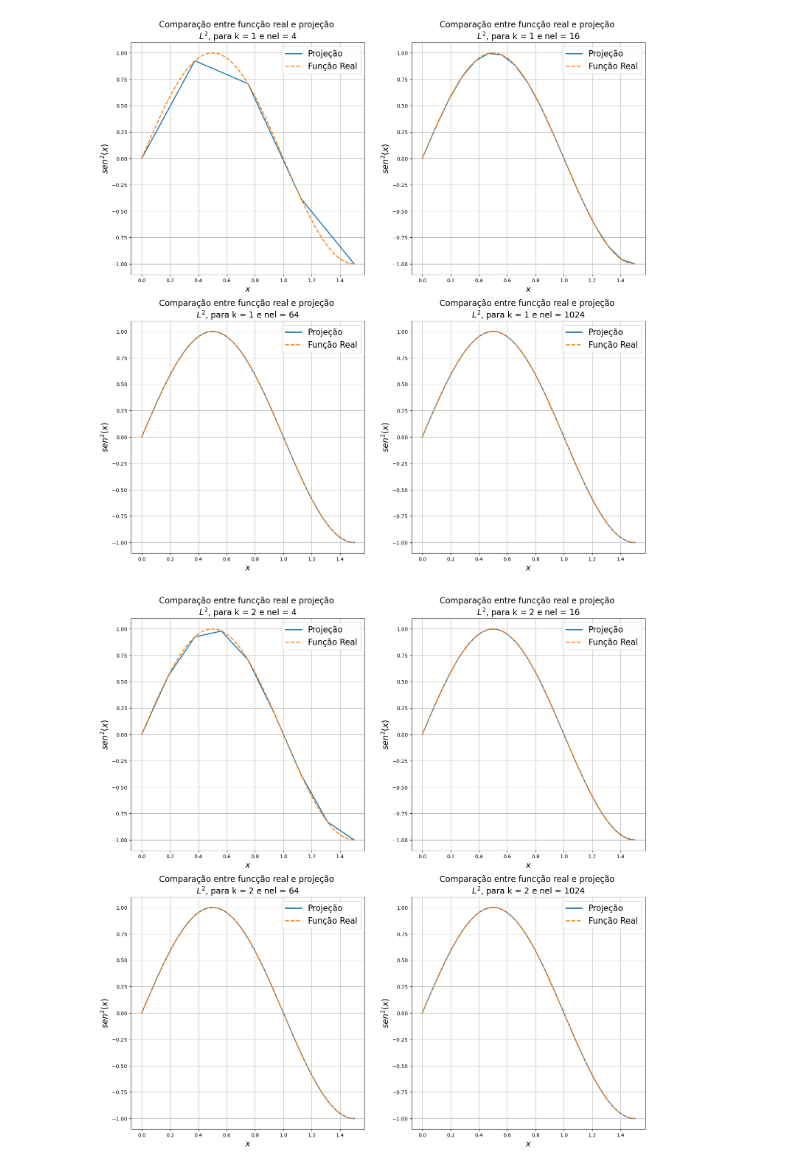
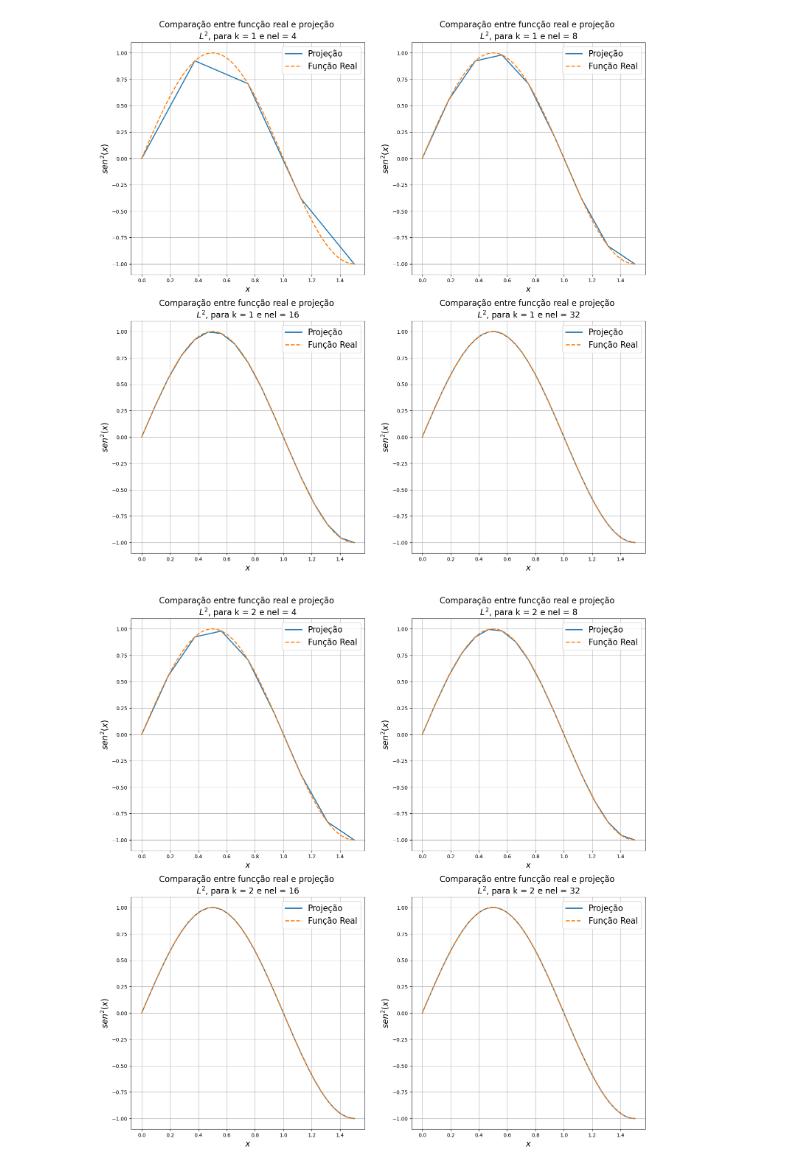
Before and after one commit to Esterci/FEM, a Jupyter notebook: lista_2/questao_1.ipynb, the cells around one changed output. Drawn from its saved outputs; the diff is of its cells as text; code cells hidden in the pictures.

```diff
--- a/lista_2/questao_1.ipynb
+++ b/lista_2/questao_1.ipynb
@@ -400,3 +533,5 @@ def FEM(a, b, nel, k, kapa_a, kapa_b, g_a, g_b, q_a, q_b):
+# %%
+h, xl, alpha, l_2_error, l_2_dif_error = FEM(0, 1.5, 4, 2, 0, 10**6, 0, -1, np.pi, 0)
 # %%
 import matplotlib.pyplot as plt
 
@@ -410,7 +545,7 @@ b = 1.5
 
 k_list = [1, 2, 3, 4]
 
-nel_list = [2**2, 2**4, 2**6, 2**10]
+nel_list = [2**2, 2**3, 2**4, 2**5]
 
 size = 2
 
@@ -421,51 +556,48 @@ for k in k_list:
 
     fig = plt.figure(figsize=[size * 9, size * 9])
 
-    result_dict["base_" + str(k)] = {"erro": [], "h": []}
+    result_dict["base_" + str(k)] = {"erro": [], "erro_dif": [], "h": []}
 
     for nel in nel_list:
         # Realizando a Projeção
 
-        h, xl, alpha = FEM(a, b, nel, k, 0, 10**6, 0, -1, np.pi, 0)
+        h, xl, alpha, l_2_error, l_2_dif_error = FEM(
+            a, b, nel, k, 0, 10**6, 0, -1, np.pi, 0
+        )
 
-        # Calculando o erro
-        erro = []
-
-        for i in range(nel + 1):
-            erro.append(abs(f(xl[i + i * (k - 1)]) - alpha[i + i * (k - 1)])[0])
-
-        result_dict["base_" + str(k)]["erro"].append(max(erro))
+        result_dict["base_" + str(k)]["erro"].append(l_2_error)
+        result_dict["base_" + str(k)]["erro_dif"].append(l_2_dif_error)
         result_dict["base_" + str(k)]["h"].append(h)
 
         # Plotando resultados
         ax = fig.add_subplot(2, 2, plot_count)
 
         ax.set_title(
             "Comparação entre funcção real e projeção \n$L^2$, para k = {} e nel = {}".format(
                 k, nel
             ),
             fontsize=16,
         )
 
         ax.set_ylabel("$sen^2(x)$", fontsize=16)
         ax.set_xlabel("$x$", fontsize=16)
 
         ax.plot(xl, alpha, linewidth=2, label="Projeção")
 
         # função real
 
         x_eval = np.linspace(a, b, num=200)
 
         ax.plot(x_eval, f(x_eval), linestyle="--", linewidth=2, label="Função Real")
 
         ax.legend(fontsize=16)
 
         ax.grid()
 
         plot_count += 1
 
     plt.show()
     fig.savefig("figures/real_vs_mef_k_{}_q1.png".format(k))
 # %% [output]
-[figure, old version]
+[figure, new version]
-[figure, old version]
+[figure, new version]
```
Also changed, not shown: parts of 5 cells of this notebook, 6 other files.
